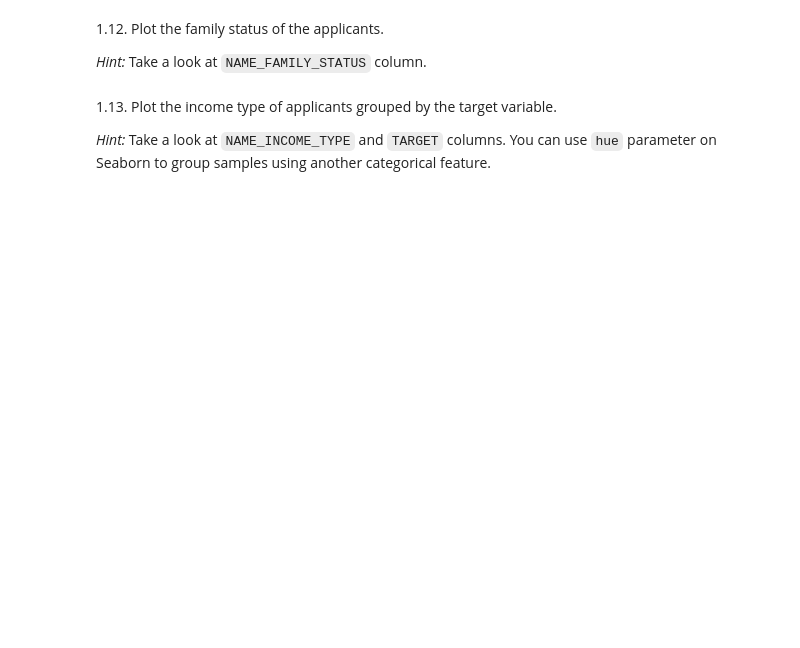
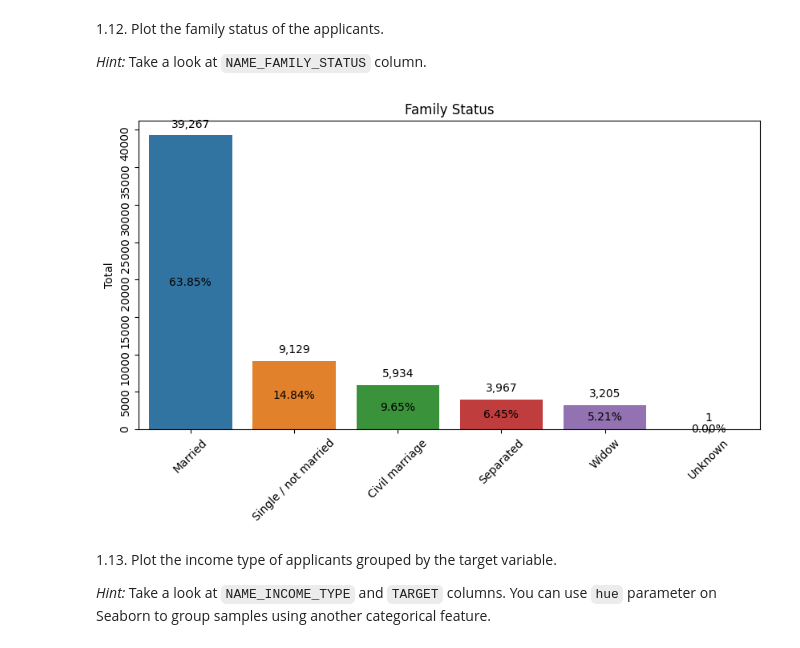
Before and after one commit to mlopez0/Credit-Risk, a Jupyter notebook: AnyoneAI - Sprint Project 02.ipynb, the cells around one changed output. Cells and saved outputs as stored; diff of their text form; code cells hidden in the pictures; blank space fills up the shorter version.

```diff
--- a/AnyoneAI - Sprint Project 02.ipynb
+++ b/AnyoneAI - Sprint Project 02.ipynb
@@ -303,6 +349,11 @@ AttributeError: 'DataFrame' object has no attribute 'EDUCATION_LEVEL'
 *Hint:* Take a look at `NAME_FAMILY_STATUS` column.
 # %%
 ### TODO Complete in this cell: family status
+family_status_dist = get_distribution(app_test["NAME_FAMILY_STATUS"])
+plt.figure(figsize=(10, 5))
+ax = plot_frequency(family_status_dist, "Family Status")
+# %% [output]
+[figure, added]
 # %% [markdown]
 1.13. Plot the income type of applicants grouped by the target variable.
 
```
Also changed, not shown: parts of 19 cells of this notebook.
